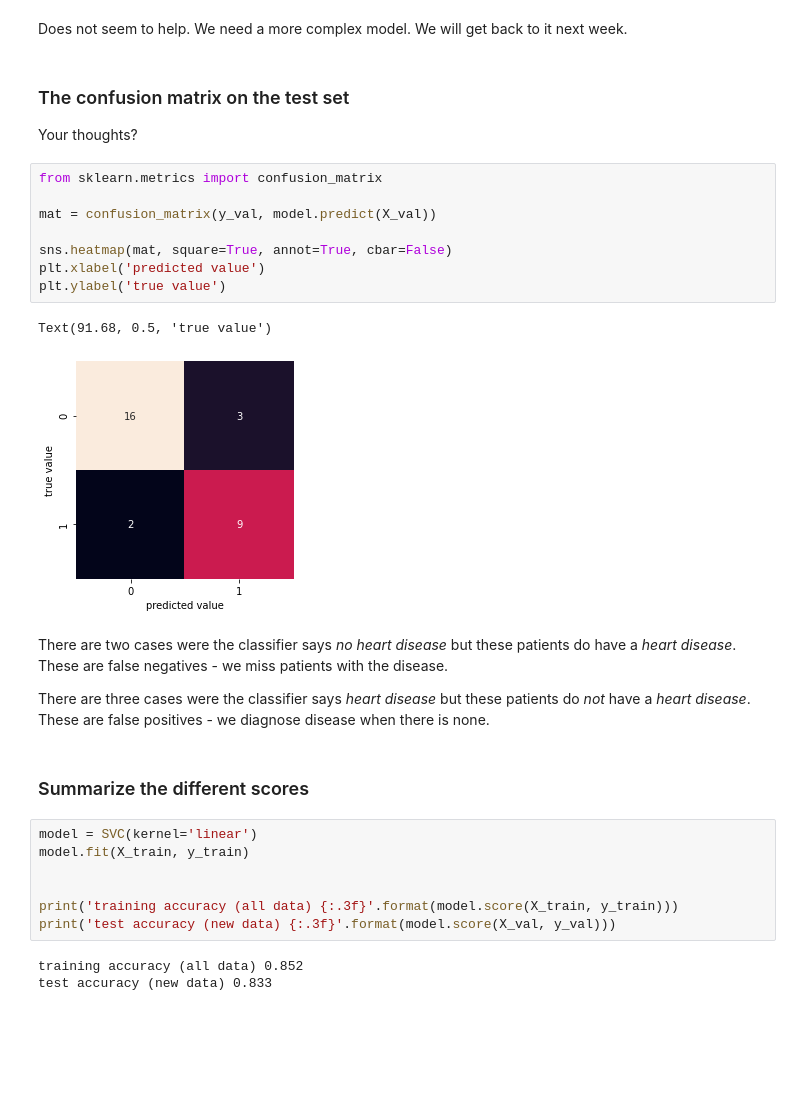
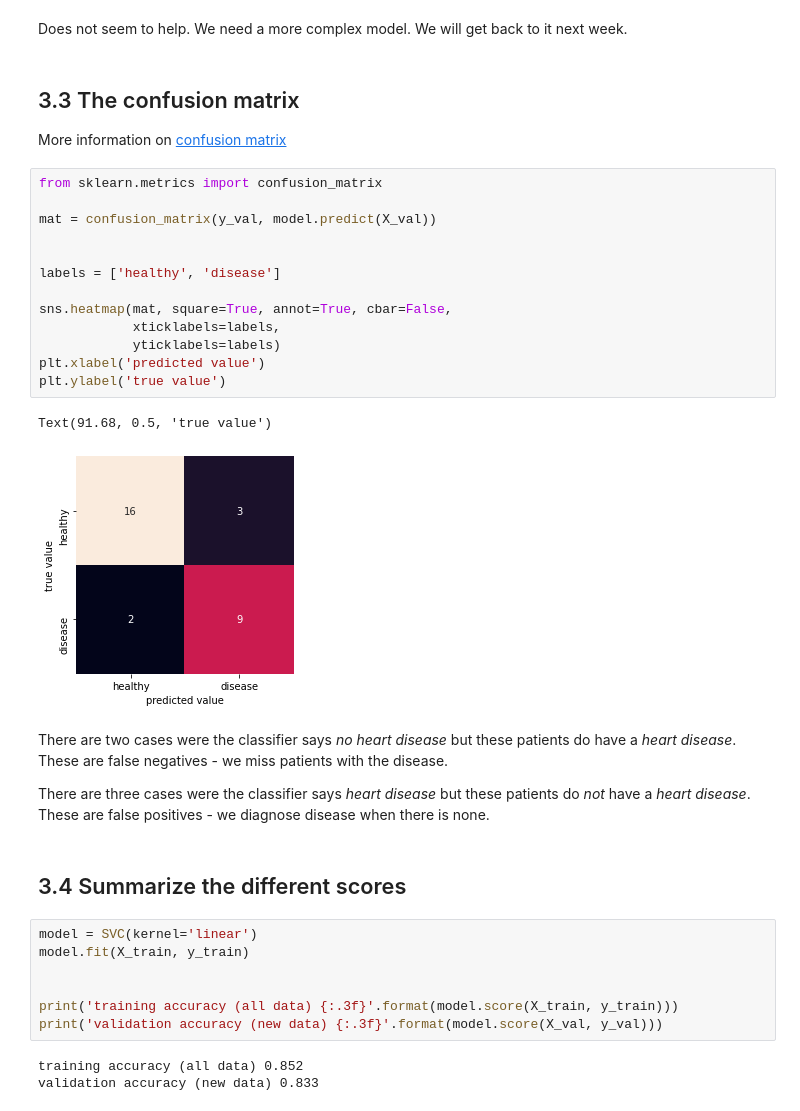
Before and after one commit to ypauchard/ml-intro, a Jupyter notebook: notebooks/heart-disease-linear.ipynb, the cells around one changed output. Cells and saved outputs as stored; diff of their text form; blank space fills up the shorter version.

Commit message:
improved linear notebook.
added section headings. added links to jakevdp notebooks. replaced terminal executables with python code for downloading and looking at data files.

```diff
--- a/notebooks/heart-disease-linear.ipynb
+++ b/notebooks/heart-disease-linear.ipynb
@@ -264,34 +299,39 @@ print(model.score(X_val, y_val))
 0.8333333333333334
 # %% [markdown]
 Does not seem to help. We need a more complex model. We will get back to it next week.
-# %% [markdown]
-### The confusion matrix on the test set
-
-Your thoughts?
+# %% [markdown]
+## 3.3 The confusion matrix
+
+More information on [confusion matrix](https://en.wikipedia.org/wiki/Confusion_matrix)
 # %%
 from sklearn.metrics import confusion_matrix
 
 mat = confusion_matrix(y_val, model.predict(X_val))
 
-sns.heatmap(mat, square=True, annot=True, cbar=False)
+
+labels = ['healthy', 'disease']
+
+sns.heatmap(mat, square=True, annot=True, cbar=False,
+            xticklabels=labels,
+            yticklabels=labels)
 plt.xlabel('predicted value')
 plt.ylabel('true value')
 # %% [output]
 Text(91.68, 0.5, 'true value')
-[figure, old version]
+[figure, new version]
 # %% [markdown]
 There are two cases were the classifier says *no heart disease* but these patients do have a *heart disease*. These are  false negatives - we miss patients with the disease.
 
 There are three cases were the classifier says *heart disease* but these patients do *not* have a *heart disease*. These are false positives - we diagnose disease when there is none.
 # %% [markdown]
-### Summarize the different scores
+## 3.4 Summarize the different scores
 # %%
 model = SVC(kernel='linear')
 model.fit(X_train, y_train)
 
 
 print('training accuracy (all data) {:.3f}'.format(model.score(X_train, y_train)))
-print('test accuracy (new data) {:.3f}'.format(model.score(X_val, y_val)))
+print('validation accuracy (new data) {:.3f}'.format(model.score(X_val, y_val)))
 # %% [output]
 training accuracy (all data) 0.852
-test accuracy (new data) 0.833
+validation accuracy (new data) 0.833
```
Also changed, not shown: parts of 25 cells of this notebook.
